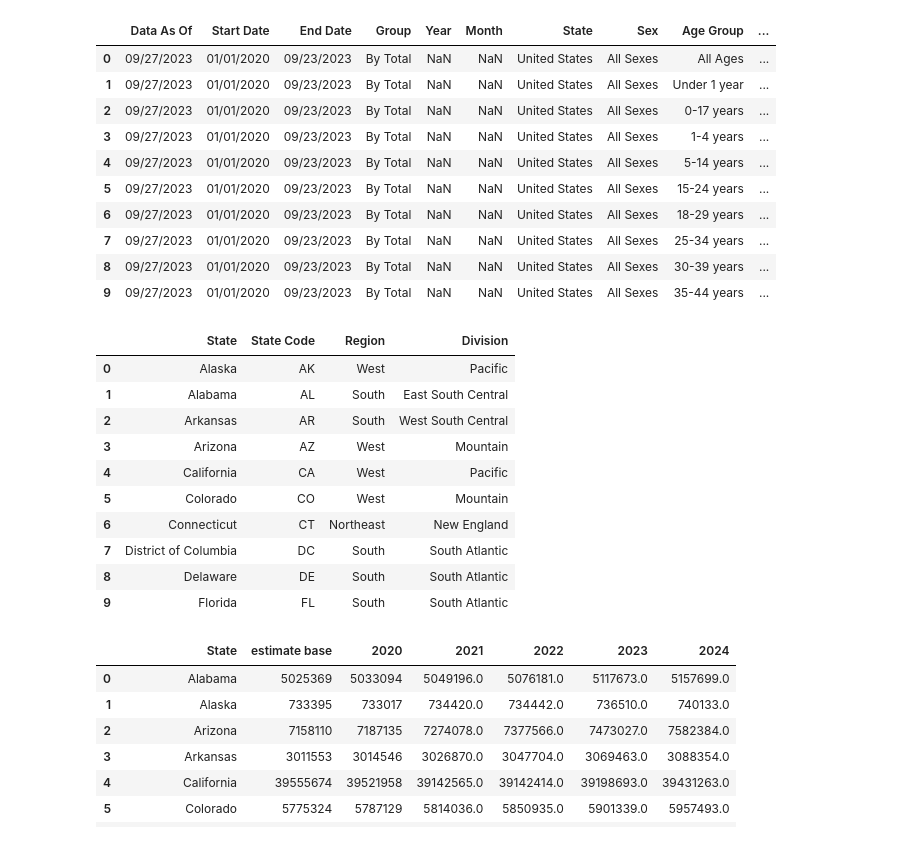
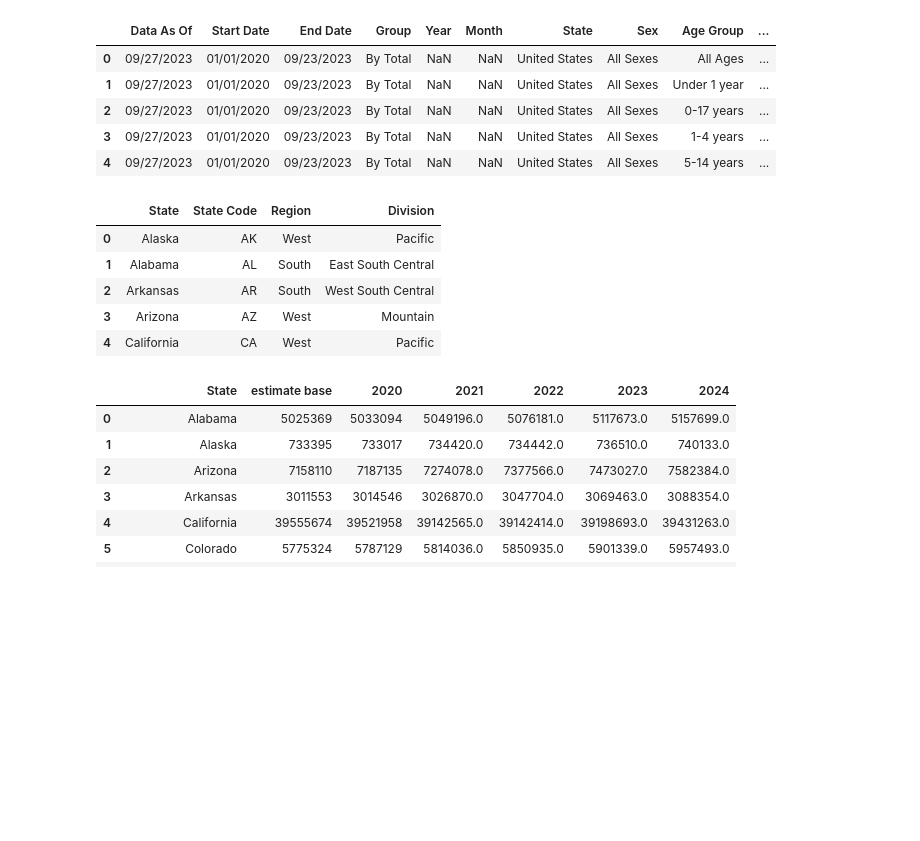
Before and after one commit to chanood/covid-summary-insight-USA-, a Jupyter notebook: covid_each_state.ipynb, the cells around one changed output. Drawn from its saved outputs; the diff is of its cells as text; code cells hidden in the pictures; blank space fills up the shorter version.

```diff
--- a/covid_each_state.ipynb
+++ b/covid_each_state.ipynb
@@ -5,22 +5,17 @@ import seaborn as sns
 import matplotlib.pyplot as plt
 # %%
 covid = pd.read_csv('datasets/Provisional_COVID-19_Deaths_by_Sex_and_Age.csv')
-covid.head(10)
+covid.head(5)
 # %% [output]
 |  | Data As Of | Start Date | End Date | Group | Year | Month | State | Sex | Age Group | ... |
 | 0 | 09/27/2023 | 01/01/2020 | 09/23/2023 | By Total | NaN | NaN | United States | All Sexes | All Ages | ... |
 | 1 | 09/27/2023 | 01/01/2020 | 09/23/2023 | By Total | NaN | NaN | United States | All Sexes | Under 1 year | ... |
 | 2 | 09/27/2023 | 01/01/2020 | 09/23/2023 | By Total | NaN | NaN | United States | All Sexes | 0-17 years | ... |
 | 3 | 09/27/2023 | 01/01/2020 | 09/23/2023 | By Total | NaN | NaN | United States | All Sexes | 1-4 years | ... |
 | 4 | 09/27/2023 | 01/01/2020 | 09/23/2023 | By Total | NaN | NaN | United States | All Sexes | 5-14 years | ... |
-| 5 | 09/27/2023 | 01/01/2020 | 09/23/2023 | By Total | NaN | NaN | United States | All Sexes | 15-24 years | ... |
-| 6 | 09/27/2023 | 01/01/2020 | 09/23/2023 | By Total | NaN | NaN | United States | All Sexes | 18-29 years | ... |
-| 7 | 09/27/2023 | 01/01/2020 | 09/23/2023 | By Total | NaN | NaN | United States | All Sexes | 25-34 years | ... |
-| 8 | 09/27/2023 | 01/01/2020 | 09/23/2023 | By Total | NaN | NaN | United States | All Sexes | 30-39 years | ... |
-| 9 | 09/27/2023 | 01/01/2020 | 09/23/2023 | By Total | NaN | NaN | United States | All Sexes | 35-44 years | ... |
 # %%
 state_region = pd.read_csv('datasets/states.csv')
-state_region.head(10)
+state_region.head(5)
 # %% [output]
 |  | State | State Code | Region | Division |
 | 0 | Alaska | AK | West | Pacific |
@@ -28,11 +23,6 @@ state_region.head(10)
 | 2 | Arkansas | AR | South | West South Central |
 | 3 | Arizona | AZ | West | Mountain |
 | 4 | California | CA | West | Pacific |
-| 5 | Colorado | CO | West | Mountain |
-| 6 | Connecticut | CT | Northeast | New England |
-| 7 | District of Columbia | DC | South | South Atlantic |
-| 8 | Delaware | DE | South | South Atlantic |
-| 9 | Florida | FL | South | South Atlantic |
 # %%
 state_population = pd.read_csv('datasets/states_population.csv')
 state_population.head(10)
```
Also changed, not shown: parts of 6 cells of this notebook, 2 other files.
